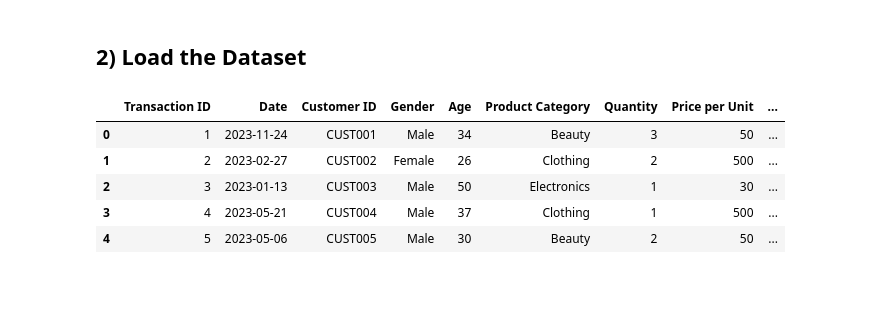
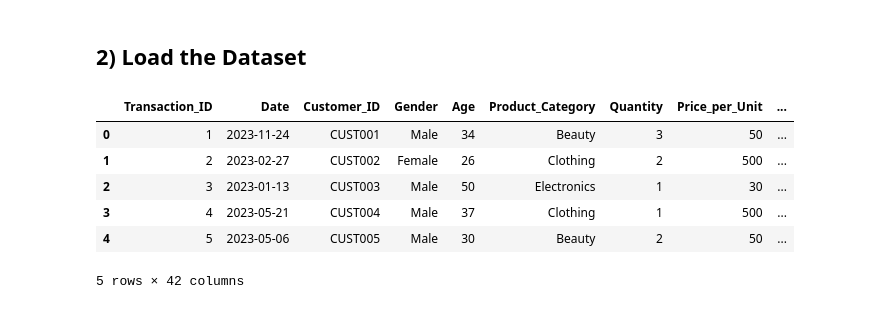
Before and after one commit to AbrahimSA/Retail_Sales, a Jupyter notebook: 3_segmentation_age_totalamount.ipynb, the cells around one changed output. Cells and saved outputs as stored; diff of their text form; code cells hidden in the pictures.

```diff
--- a/3_segmentation_age_totalamount.ipynb
+++ b/3_segmentation_age_totalamount.ipynb
@@ -12,19 +12,20 @@ import seaborn as sns
 # %% [markdown]
 ## 2) Load the Dataset
 # %%
-#Read the raw data  csv and display the first five rows
+#Read the processed data  csv and display the first five rows
 # Dataset Overview:
 import os
 
 # Construct the relative path
-relative_path = os.path.join("data/raw", "retail_sales_dataset.csv")
+relative_path = os.path.join("data/processed", "sales_combined_data.csv")
 
 retail_df = pd.read_csv(relative_path)
 retail_df.head()
 # %% [output]
-|  | Transaction ID | Date | Customer ID | Gender | Age | Product Category | Quantity | Price per Unit | ... |
+|  | Transaction_ID | Date | Customer_ID | Gender | Age | Product_Category | Quantity | Price_per_Unit | ... |
 | 0 | 1 | 2023-11-24 | CUST001 | Male | 34 | Beauty | 3 | 50 | ... |
 | 1 | 2 | 2023-02-27 | CUST002 | Female | 26 | Clothing | 2 | 500 | ... |
 | 2 | 3 | 2023-01-13 | CUST003 | Male | 50 | Electronics | 1 | 30 | ... |
 | 3 | 4 | 2023-05-21 | CUST004 | Male | 37 | Clothing | 1 | 500 | ... |
 | 4 | 5 | 2023-05-06 | CUST005 | Male | 30 | Beauty | 2 | 50 | ... |
+5 rows × 42 columns
```
Also changed, not shown: parts of 24 cells of this notebook.
